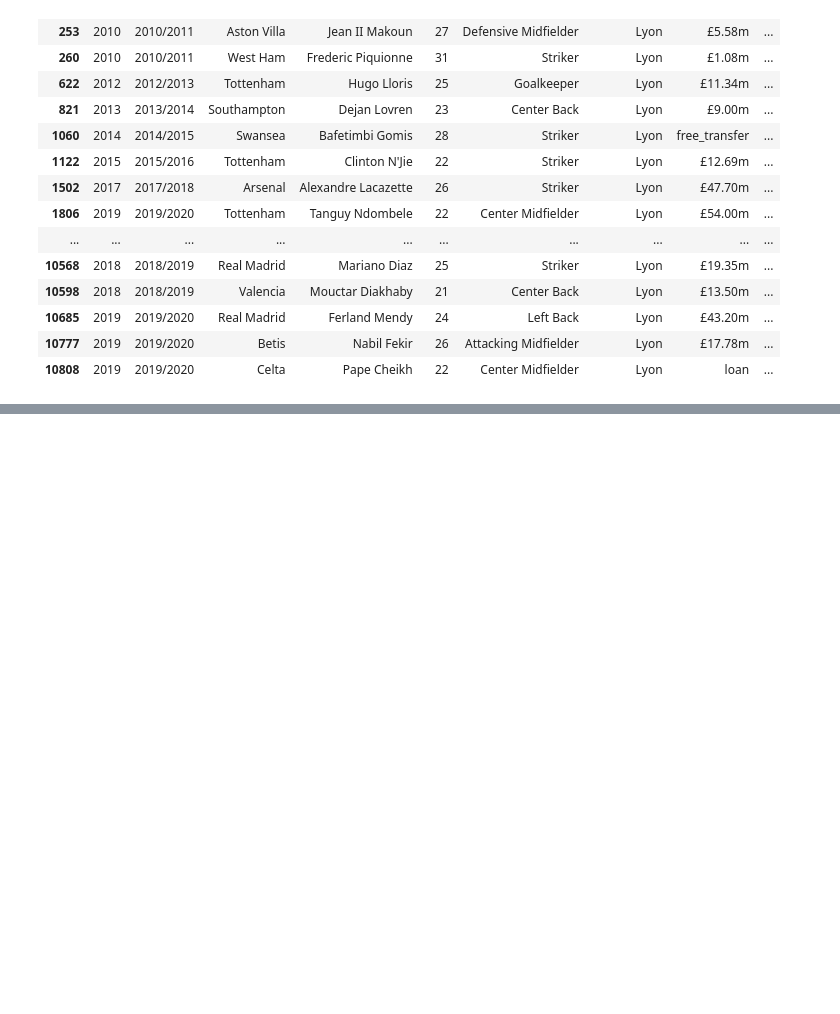
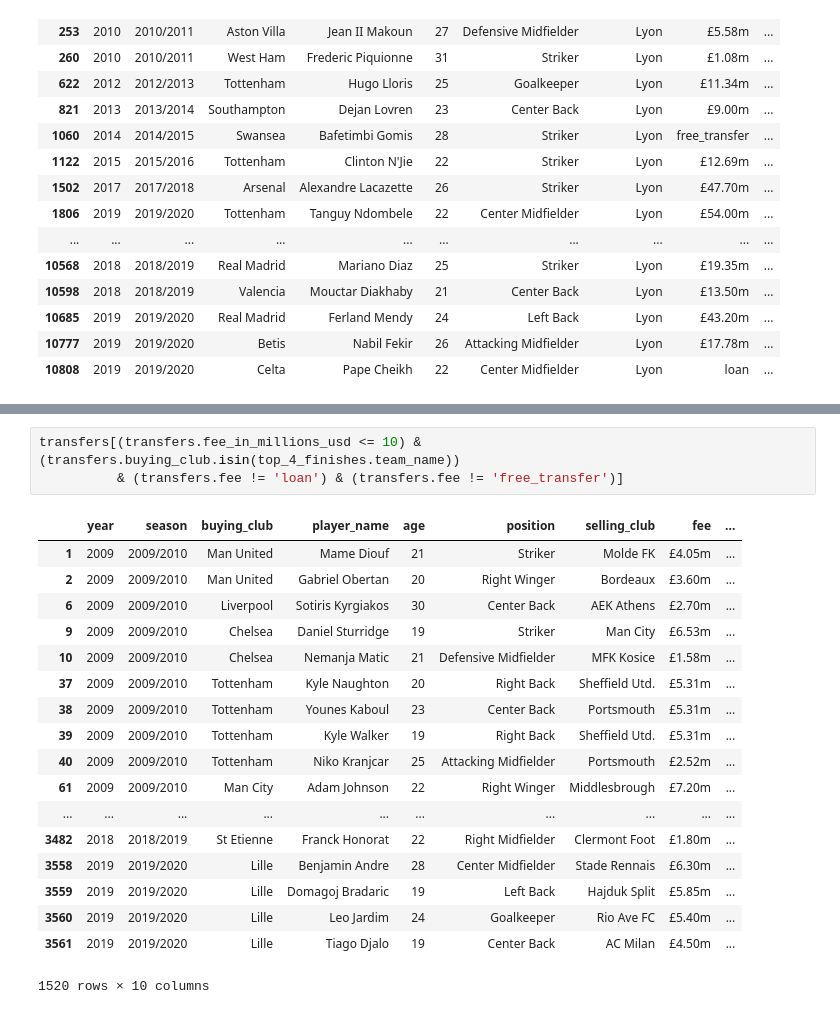
Before and after one commit to samlawson1/european-soccer-transfer-market, a Jupyter notebook: Capstone-Sam-Lawson-Data-Analysis.ipynb, the cells around one changed output, grey strips where cells are left out. Cells and saved outputs as stored; diff of their text form; blank space fills up the shorter version.

```diff
--- a/Capstone-Sam-Lawson-Data-Analysis.ipynb
+++ b/Capstone-Sam-Lawson-Data-Analysis.ipynb
@@ -778,0 +987,22 @@ transfers[(transfers.fee_in_millions_usd <= 20) & (transfers.fee_in_millions_usd
+# %%
+transfers[(transfers.fee_in_millions_usd <= 10) & (transfers.buying_club.isin(top_4_finishes.team_name))
+          & (transfers.fee != 'loan') & (transfers.fee != 'free_transfer')]
+# %% [output]
+|  | year | season | buying_club | player_name | age | position | selling_club | fee | ... |
+| 1 | 2009 | 2009/2010 | Man United | Mame Diouf | 21 | Striker | Molde FK | £4.05m | ... |
+| 2 | 2009 | 2009/2010 | Man United | Gabriel Obertan | 20 | Right Winger | Bordeaux | £3.60m | ... |
+| 6 | 2009 | 2009/2010 | Liverpool | Sotiris Kyrgiakos | 30 | Center Back | AEK Athens | £2.70m | ... |
+| 9 | 2009 | 2009/2010 | Chelsea | Daniel Sturridge | 19 | Striker | Man City | £6.53m | ... |
+| 10 | 2009 | 2009/2010 | Chelsea | Nemanja Matic | 21 | Defensive Midfielder | MFK Kosice | £1.58m | ... |
+| 37 | 2009 | 2009/2010 | Tottenham | Kyle Naughton | 20 | Right Back | Sheffield Utd. | £5.31m | ... |
+| 38 | 2009 | 2009/2010 | Tottenham | Younes Kaboul | 23 | Center Back | Portsmouth | £5.31m | ... |
+| 39 | 2009 | 2009/2010 | Tottenham | Kyle Walker | 19 | Right Back | Sheffield Utd. | £5.31m | ... |
+| 40 | 2009 | 2009/2010 | Tottenham | Niko Kranjcar | 25 | Attacking Midfielder | Portsmouth | £2.52m | ... |
+| 61 | 2009 | 2009/2010 | Man City | Adam Johnson | 22 | Right Winger | Middlesbrough | £7.20m | ... |
+| ... | ... | ... | ... | ... | ... | ... | ... | ... | ... |
+| 3482 | 2018 | 2018/2019 | St Etienne | Franck Honorat | 22 | Right Midfielder | Clermont Foot | £1.80m | ... |
+| 3558 | 2019 | 2019/2020 | Lille | Benjamin Andre | 28 | Center Midfielder | Stade Rennais | £6.30m | ... |
+| 3559 | 2019 | 2019/2020 | Lille | Domagoj Bradaric | 19 | Left Back | Hajduk Split | £5.85m | ... |
+| 3560 | 2019 | 2019/2020 | Lille | Leo Jardim | 24 | Goalkeeper | Rio Ave FC | £5.40m | ... |
+| 3561 | 2019 | 2019/2020 | Lille | Tiago Djalo | 19 | Center Back | AC Milan | £4.50m | ... |
+1520 rows × 10 columns
```
Also changed, not shown: parts of 50 cells of this notebook.
